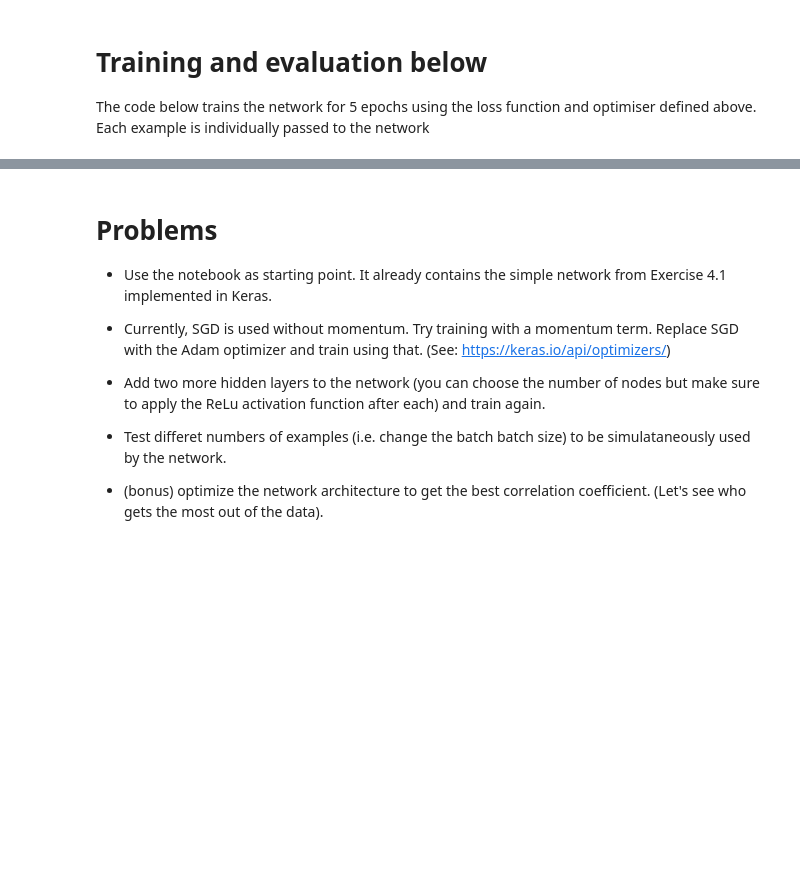
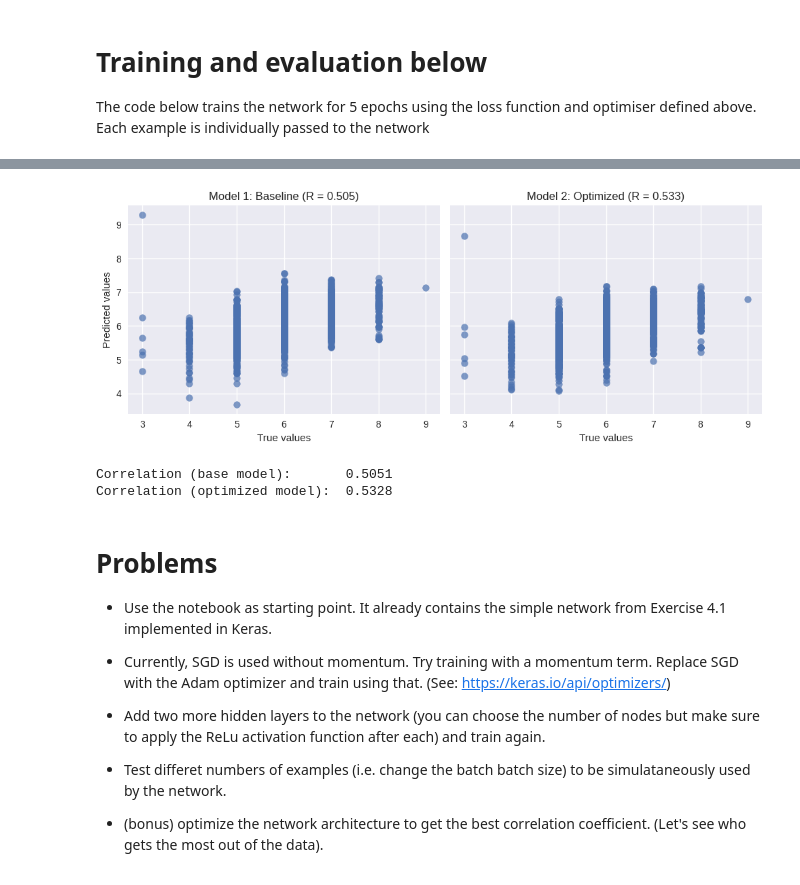
Before and after one commit to adrian-sica/ADL2025_exercises, a Jupyter notebook: Exercise6p3/Exercise_6p3.ipynb, the cells around one changed output, grey strips where cells are left out. Cells and saved outputs as stored; diff of their text form; code cells hidden in the pictures; blank space fills up the shorter version.

```diff
--- a/Exercise6p3/Exercise_6p3.ipynb
+++ b/Exercise6p3/Exercise_6p3.ipynb
@@ -100,0 +214,23 @@ np.corrcoef(y_pred,y_test)
+# %%
+y_pred_basic = model_basic.predict(X_test)[:, 0]
+y_pred_opt   = model_opt.predict(X_test)[:, 0]
+
+corr_basic = np.corrcoef(y_pred_basic, y_test)[0, 1]
+corr_opt   = np.corrcoef(y_pred_opt, y_test)[0, 1]
+
+fig, axes = plt.subplots(1, 2, figsize=(10, 4), sharex=True, sharey=True)
+
+# --- Basic ---
+axes[0].scatter(y_test, y_pred_basic, alpha=0.7)
+axes[0].set_title(f"Model 1: Baseline (R = {corr_basic:.3f})")
+axes[0].set_xlabel("True values")
+axes[0].set_ylabel("Predicted values")
+
+# --- Optimized ---
+axes[1].scatter(y_test, y_pred_opt, alpha=0.7)
+axes[1].set_title(f"Model 2: Optimized (R = {corr_opt:.3f})")
+axes[1].set_xlabel("True values")
+
+plt.tight_layout()
+plt.show()
+# %% [output]
@@ -101,3 +239,13 @@ np.corrcoef(y_pred,y_test)
+[figure, added]
+# %%
+corr_base = np.corrcoef(y_pred_basic, y_test)[0, 1]
+corr_opt = np.corrcoef(y_pred_opt, y_test)[0, 1]
+
+print(f"Correlation (base model):       {corr_base:.4f}")
+print(f"Correlation (optimized model):  {corr_opt:.4f}")
+# %% [output]
+Correlation (base model):       0.5051
+Correlation (optimized model):  0.5328
 # %% [markdown]
 
 # Problems
```
Also changed, not shown: parts of 11 cells of this notebook.
